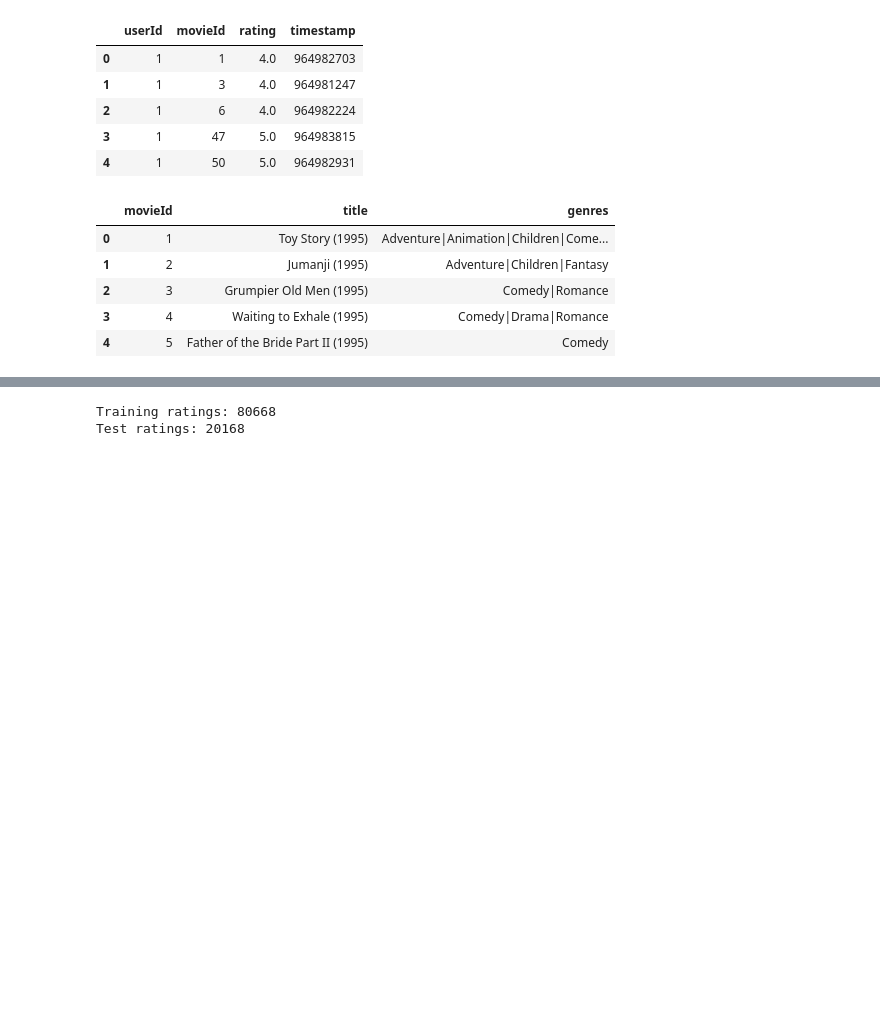
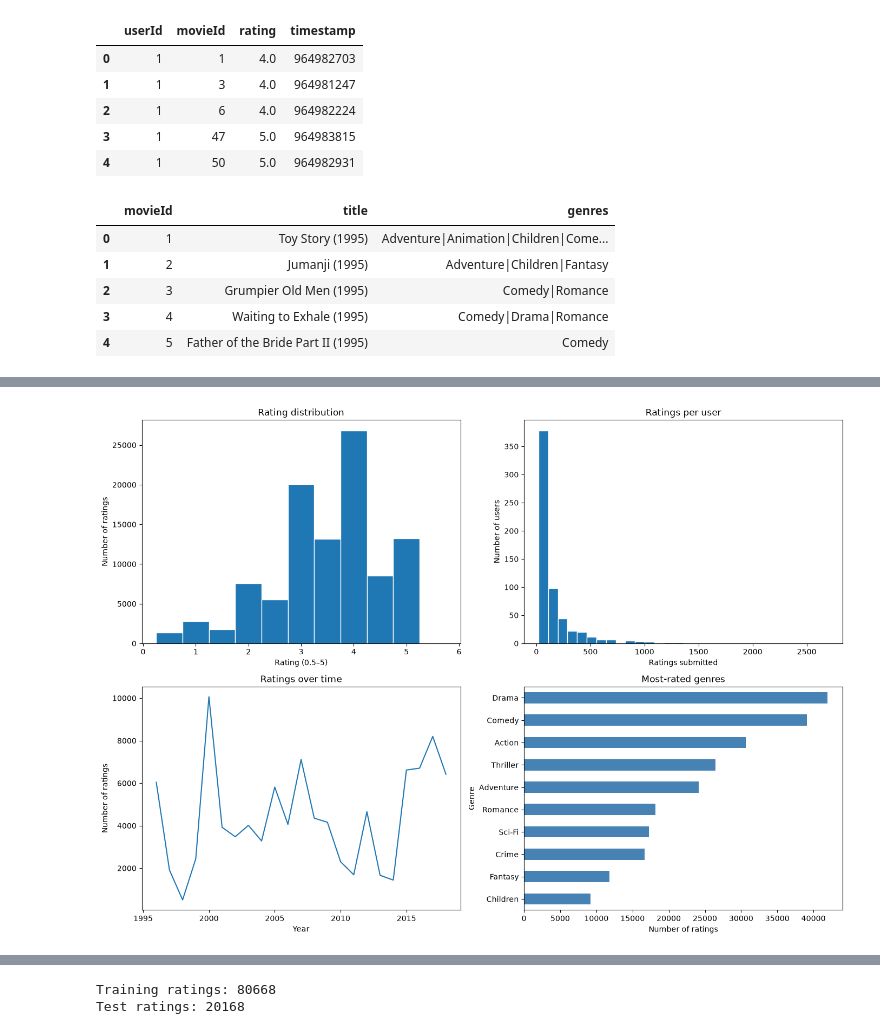
Before and after one commit to srl0037/Personalized-Movie-Recommendation-System, a Jupyter notebook: movie-recommender/notebooks/hybrid-recommender.ipynb, the cells around one changed output, grey strips where cells are left out. Drawn from its saved outputs; the diff is of its cells as text; code cells hidden in the pictures; blank space fills up the shorter version.

Commit message:
preprocessed data and added visualizations

```diff
--- a/movie-recommender/notebooks/hybrid-recommender.ipynb
+++ b/movie-recommender/notebooks/hybrid-recommender.ipynb
@@ -41,0 +46,99 @@ Movies rated: 9724
+# %%
+import matplotlib.pyplot as plt
+
+ratings_raw = ratings.copy()
+movies_raw = movies.copy()
+
+print("Missing values in ratings before cleaning")
+display(ratings_raw.isna().sum().rename("missing values").to_frame())
+print("Missing values in movies before cleaning")
+display(movies_raw.isna().sum().rename("missing values").to_frame())
+
+# Convert columns explicitly so malformed values can be detected and removed.
+ratings = ratings_raw.copy()
+for column in ["userId", "movieId", "rating"]:
+    ratings[column] = pd.to_numeric(ratings[column], errors="coerce")
+
+valid_ids = (
+    ratings["userId"].notna()
+    & ratings["movieId"].notna()
+    & (ratings["userId"] > 0)
+    & (ratings["movieId"] > 0)
+    & (ratings["userId"] % 1 == 0)
+    & (ratings["movieId"] % 1 == 0)
+)
+ratings = ratings.loc[valid_ids & ratings["rating"].between(0.5, 5.0)].copy()
+ratings["userId"] = ratings["userId"].astype("int64")
+ratings["movieId"] = ratings["movieId"].astype("int64")
+ratings["timestamp_datetime"] = pd.to_datetime(ratings["timestamp"], unit="s", errors="coerce", utc=True)
+
+# A user/movie pair should have one rating; if repeated, retain the latest dated rating.
+duplicate_pairs = int(ratings.duplicated(["userId", "movieId"]).sum())
+ratings = (
+    ratings.sort_values("timestamp_datetime", na_position="first", kind="stable")
+    .drop_duplicates(["userId", "movieId"], keep="last")
+    .copy()
+)
+
+movies = movies_raw.copy()
+movies["movieId"] = pd.to_numeric(movies["movieId"], errors="coerce")
+movies["title"] = movies["title"].astype("string").str.strip()
+movies = movies.dropna(subset=["movieId", "title"])
+movies = movies.loc[(movies["movieId"] > 0) & (movies["movieId"] % 1 == 0)].copy()
+movies["movieId"] = movies["movieId"].astype("int64")
+movies["genres"] = movies["genres"].fillna("(no genres listed)").astype("string").str.strip()
+movies.loc[movies["genres"].eq(""), "genres"] = "(no genres listed)"
+movies = movies.drop_duplicates("movieId", keep="first").copy()
+
+ratings_before_movie_match = len(ratings)
+ratings = ratings.loc[ratings["movieId"].isin(movies["movieId"])].copy()
+orphan_ratings = ratings_before_movie_match - len(ratings)
+
+# Preserve the original rating for the current model and provide a min-max version.
+ratings["rating_normalized"] = (ratings["rating"] - 0.5) / (5.0 - 0.5)
+
+print(f"\nClean ratings: {len(ratings):,} (removed {len(ratings_raw) - len(ratings):,} rows overall)")
+print(f"Clean movies: {len(movies):,}")
+print(f"Duplicate user/movie pairs resolved: {duplicate_pairs:,}")
+print(f"Ratings with no matching movie record removed: {orphan_ratings:,}")
+print("\nMissing values in cleaned ratings")
+display(ratings.isna().sum().rename("missing values").to_frame())
+print("Missing values in cleaned movies")
+display(movies.isna().sum().rename("missing values").to_frame())
+print(f"Rating range: {ratings['rating'].min():.1f}–{ratings['rating'].max():.1f}")
+print(f"Normalized rating range: {ratings['rating_normalized'].min():.2f}–{ratings['rating_normalized'].max():.2f}")
+
+ratings_per_user = ratings.groupby("userId").size()
+rating_density = len(ratings) / (ratings["userId"].nunique() * movies["movieId"].nunique())
+print(f"Average ratings per user: {ratings_per_user.mean():.1f}")
+print(f"User-movie matrix density: {rating_density:.2%} (the matrix is highly sparse)")
+
+fig, axes = plt.subplots(2, 2, figsize=(14, 10))
+ratings["rating"].plot.hist(bins=np.arange(0.25, 5.76, 0.5), ax=axes[0, 0], edgecolor="white")
+axes[0, 0].set(title="Rating distribution", xlabel="Rating (0.5–5)", ylabel="Number of ratings")
+
+ratings_per_user.plot.hist(bins=30, ax=axes[0, 1], edgecolor="white")
+axes[0, 1].set(title="Ratings per user", xlabel="Ratings submitted", ylabel="Number of users")
+
+dated_ratings = ratings.dropna(subset=["timestamp_datetime"])
+dated_ratings.groupby(dated_ratings["timestamp_datetime"].dt.year).size().plot(ax=axes[1, 0])
+axes[1, 0].set(title="Ratings over time", xlabel="Year", ylabel="Number of ratings")
+
+genre_rows = movies.assign(genre=movies["genres"].str.split("|")).explode("genre")
+movie_rating_counts = ratings.groupby("movieId").size()
+genre_rows["rating_count"] = genre_rows["movieId"].map(movie_rating_counts).fillna(0)
+top_genres = genre_rows.groupby("genre")["rating_count"].sum().nlargest(10).sort_values()
+top_genres.plot.barh(ax=axes[1, 1], color="steelblue")
+axes[1, 1].set(title="Most-rated genres", xlabel="Number of ratings", ylabel="Genre")
+
+plt.tight_layout()
+plt.show()
+
+display(
+    ratings.groupby("movieId")["rating"].agg(["mean", "count"])
+    .query("count >= 50")
+    .join(movies.set_index("movieId")["title"])
+    .sort_values(["mean", "count"], ascending=False)
+    .head(10)
+)
+# %% [output]
@@ -41,0 +178 @@ Movies rated: 9724
+[figure, added]
```
Also changed, not shown: parts of 9 cells of this notebook.
